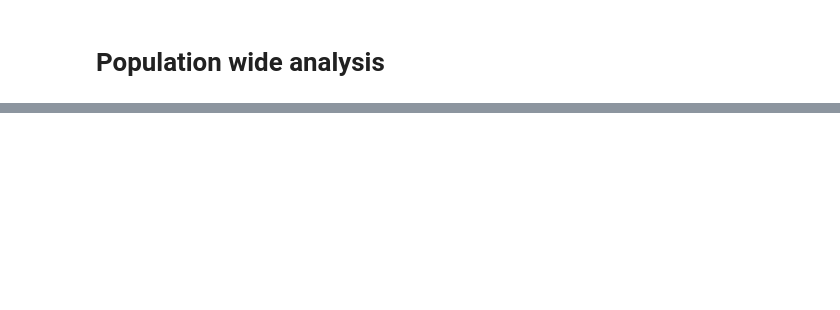
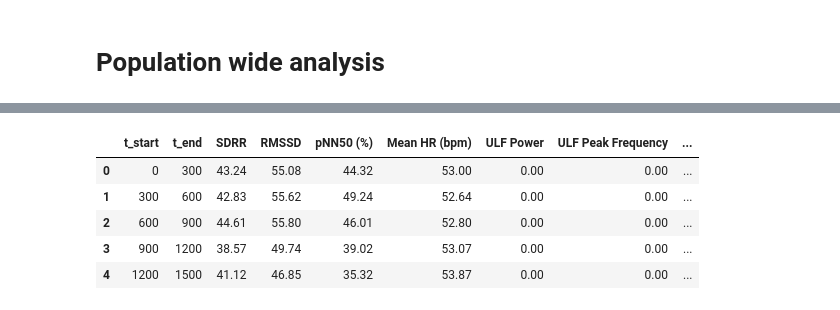
Before and after one commit to ad-aspera/HRV-EDA, a Jupyter notebook: eda.ipynb, the cells around one changed output, grey strips where cells are left out. Cells and saved outputs as stored; diff of their text form; code cells hidden in the pictures; blank space fills up the shorter version.

```diff
--- a/eda.ipynb
+++ b/eda.ipynb
@@ -481,0 +502,10 @@ AssertionError: wrong color format 'ansiyellow'
+# %%
+rs_hrv_metrics = derive_metrics({id: peaks[id]['RS'][0] for id in peaks})
+rs_hrv_metrics.head()
+# %% [output]
+|  | t_start | t_end | SDRR | RMSSD | pNN50 (%) | Mean HR (bpm) | ULF Power | ULF Peak Frequency | ... |
+| 0 | 0 | 300 | 43.24 | 55.08 | 44.32 | 53.00 | 0.00 | 0.00 | ... |
+| 1 | 300 | 600 | 42.83 | 55.62 | 49.24 | 52.64 | 0.00 | 0.00 | ... |
+| 2 | 600 | 900 | 44.61 | 55.80 | 46.01 | 52.80 | 0.00 | 0.00 | ... |
+| 3 | 900 | 1200 | 38.57 | 49.74 | 39.02 | 53.07 | 0.00 | 0.00 | ... |
+| 4 | 1200 | 1500 | 41.12 | 46.85 | 35.32 | 53.87 | 0.00 | 0.00 | ... |
```
Also changed, not shown: parts of 9 cells of this notebook, 3 other files.
